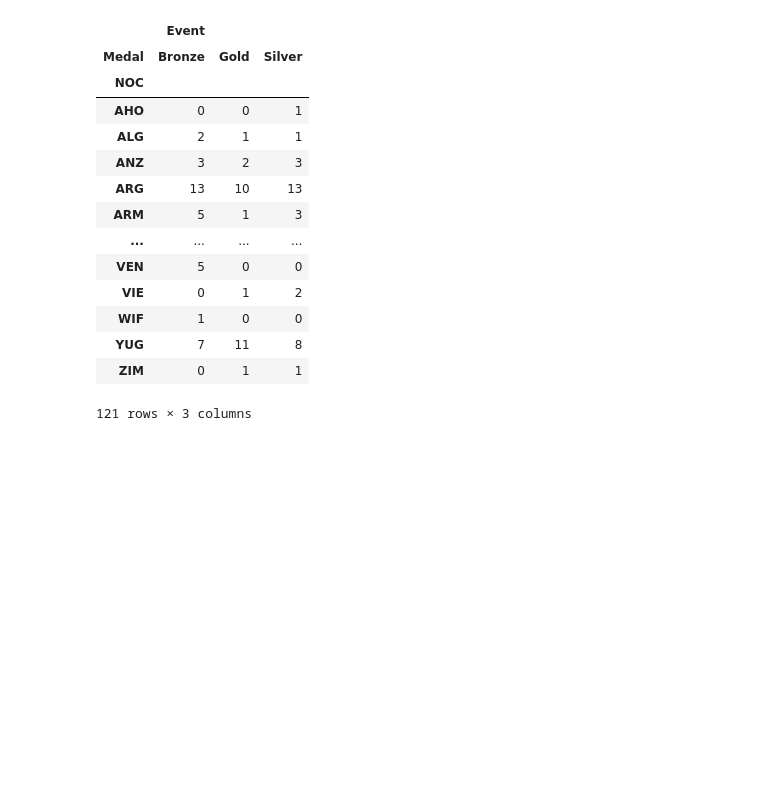
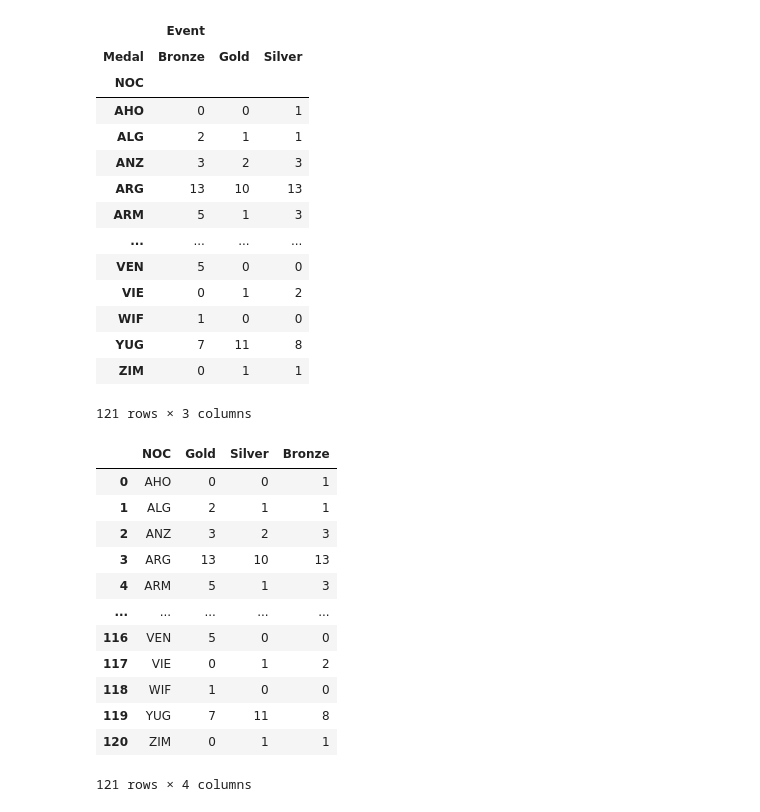
Before and after one commit to oscargbocanegra/learning, a Jupyter notebook: MachineLearning/c-udemy-analisis-datos-python-3/notebooks/04-manipulacion-datos-pandas.ipynb, the cells around one changed output. Drawn from its saved outputs; the diff is of its cells as text; code cells hidden in the pictures; blank space fills up the shorter version.

```diff
--- a/MachineLearning/c-udemy-analisis-datos-python-3/notebooks/04-manipulacion-datos-pandas.ipynb
+++ b/MachineLearning/c-udemy-analisis-datos-python-3/notebooks/04-manipulacion-datos-pandas.ipynb
@@ -1099,5 +1099,23 @@ medals_pivot
 | YUG | 7 | 11 | 8 |
 | ZIM | 0 | 1 | 1 |
 121 rows × 3 columns
+# %%
+# se resetea el indice.
+medals_pivot = medals_pivot.reset_index()
+medals_pivot
+# %% [output]
+|  | NOC | Gold | Silver | Bronze |
+| 0 | AHO | 0 | 0 | 1 |
+| 1 | ALG | 2 | 1 | 1 |
+| 2 | ANZ | 3 | 2 | 3 |
+| 3 | ARG | 13 | 10 | 13 |
+| 4 | ARM | 5 | 1 | 3 |
+| ... | ... | ... | ... | ... |
+| 116 | VEN | 5 | 0 | 0 |
+| 117 | VIE | 0 | 1 | 2 |
+| 118 | WIF | 1 | 0 | 0 |
+| 119 | YUG | 7 | 11 | 8 |
+| 120 | ZIM | 0 | 1 | 1 |
+121 rows × 4 columns
 # %%
 # Modificando el orden de las columnas..
```
Also changed, not shown: parts of 5 cells of this notebook.
